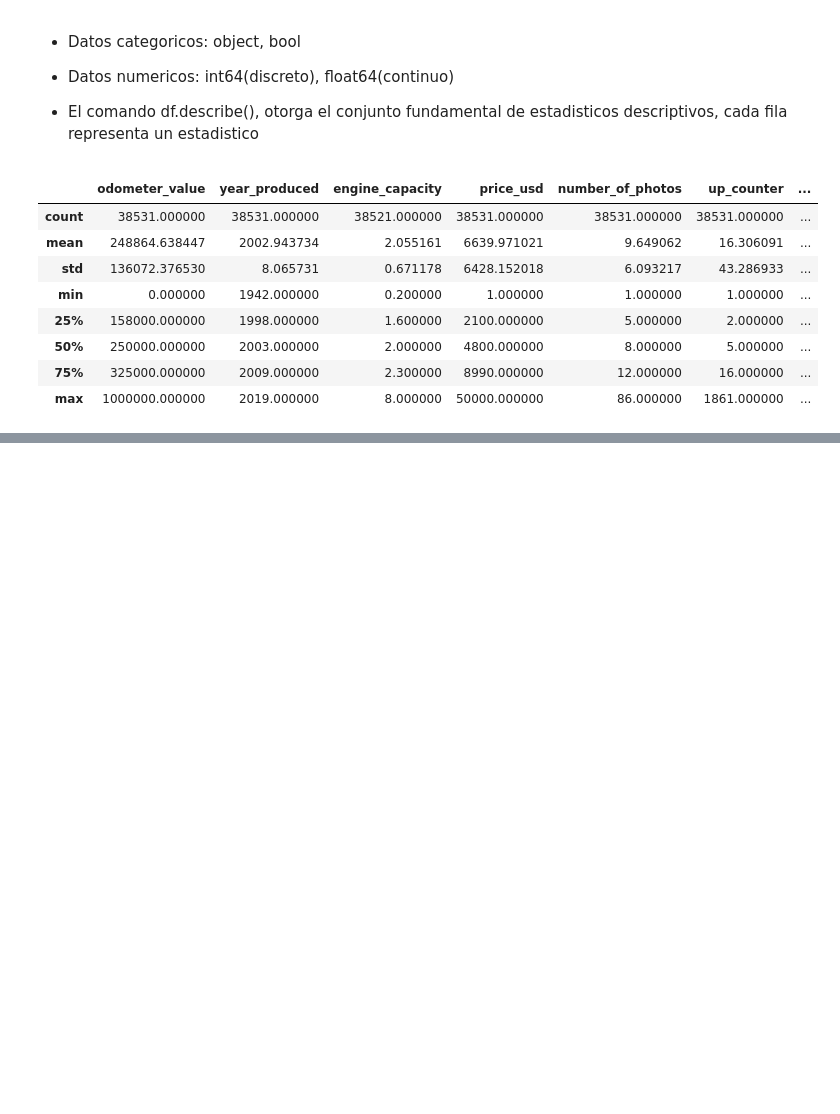
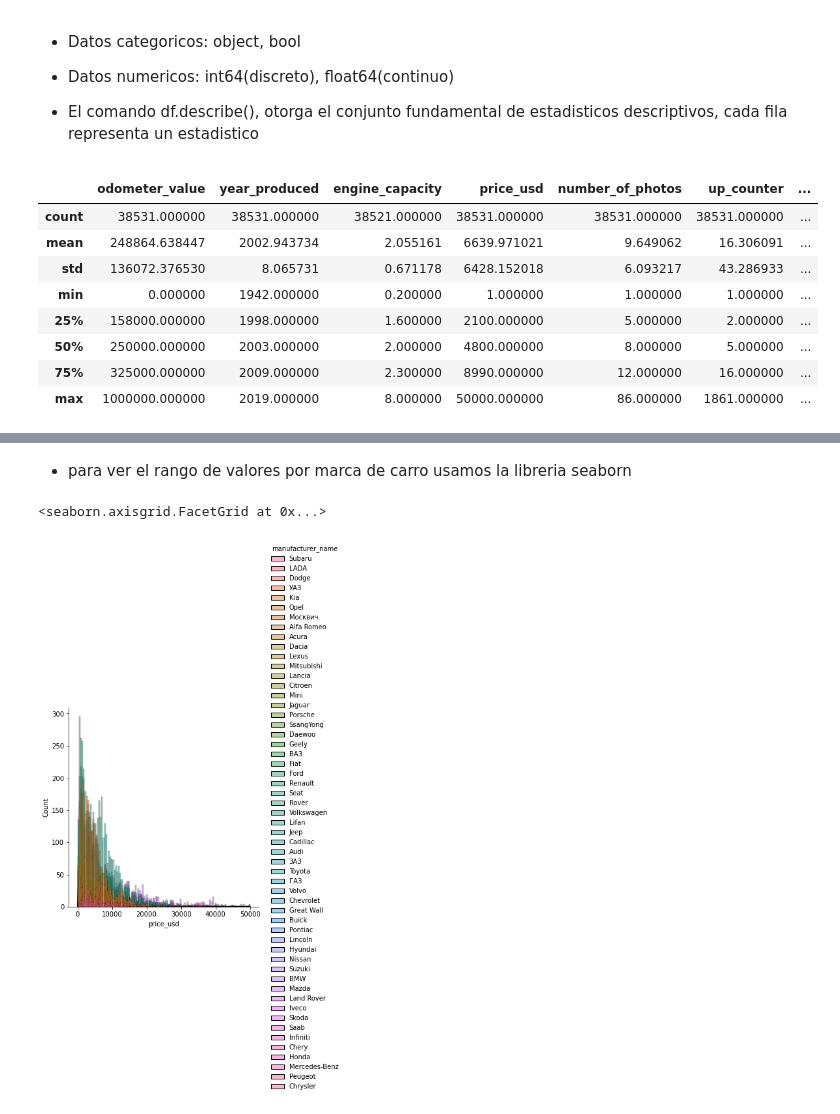
Before and after one commit to cesaromano/Descriptive_Statistics, a Jupyter notebook: Estadistica_Descriptiva.ipynb, the cells around one changed output, grey strips where cells are left out. Drawn from its saved outputs; the diff is of its cells as text; code cells hidden in the pictures; blank space fills up the shorter version.

```diff
--- a/Estadistica_Descriptiva.ipynb
+++ b/Estadistica_Descriptiva.ipynb
@@ -182,0 +212,9 @@ df.describe()
+# %% [markdown]
+- para ver el rango de valores por marca de carro usamos la libreria seaborn
+# %%
+import seaborn as sns
+
+sns.displot(df, x='price_usd', hue='manufacturer_name')
+# %% [output]
+<seaborn.axisgrid.FacetGrid at 0x...>
+[figure, added]
```
Also changed, not shown: parts of 14 cells of this notebook, 1 other file.
